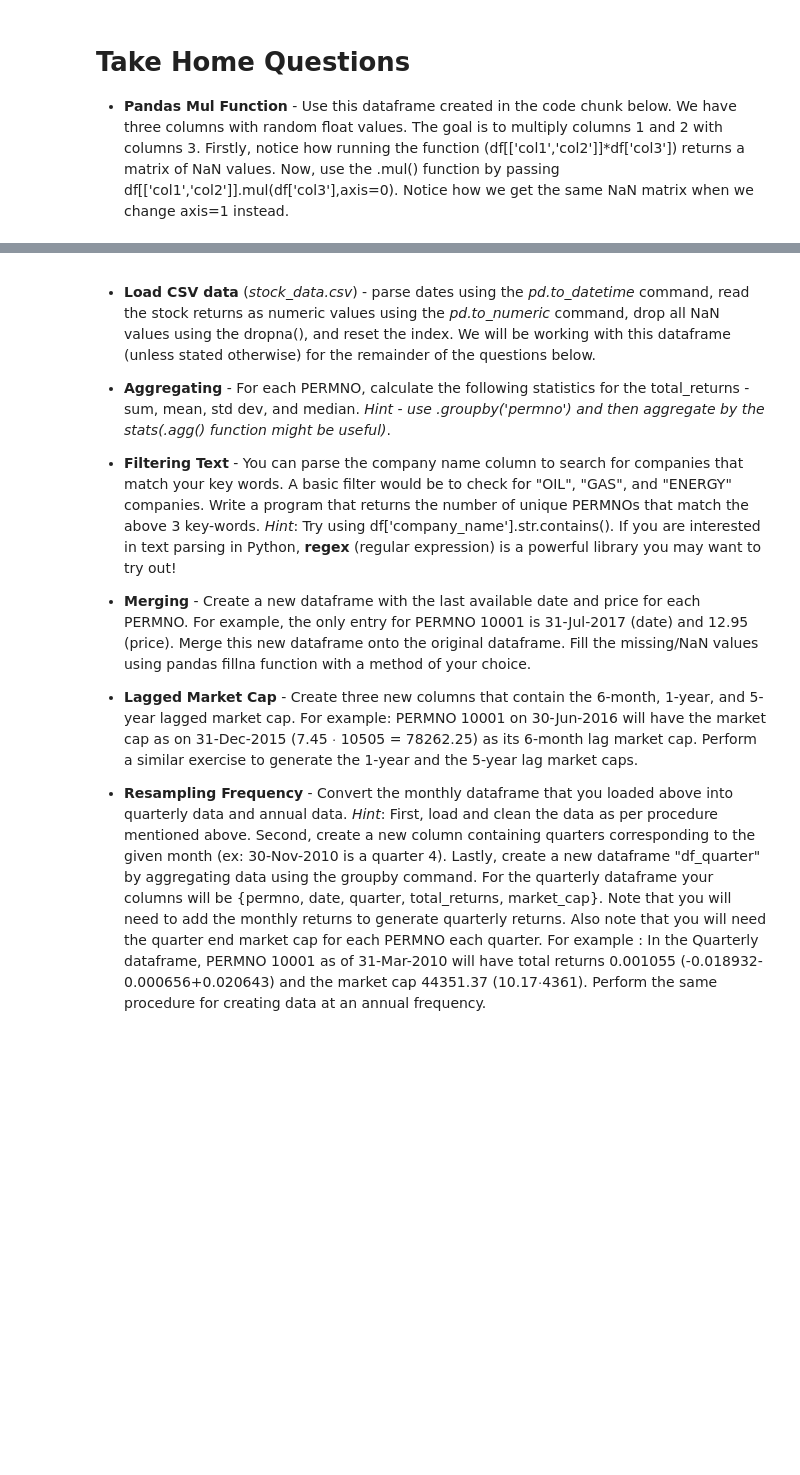
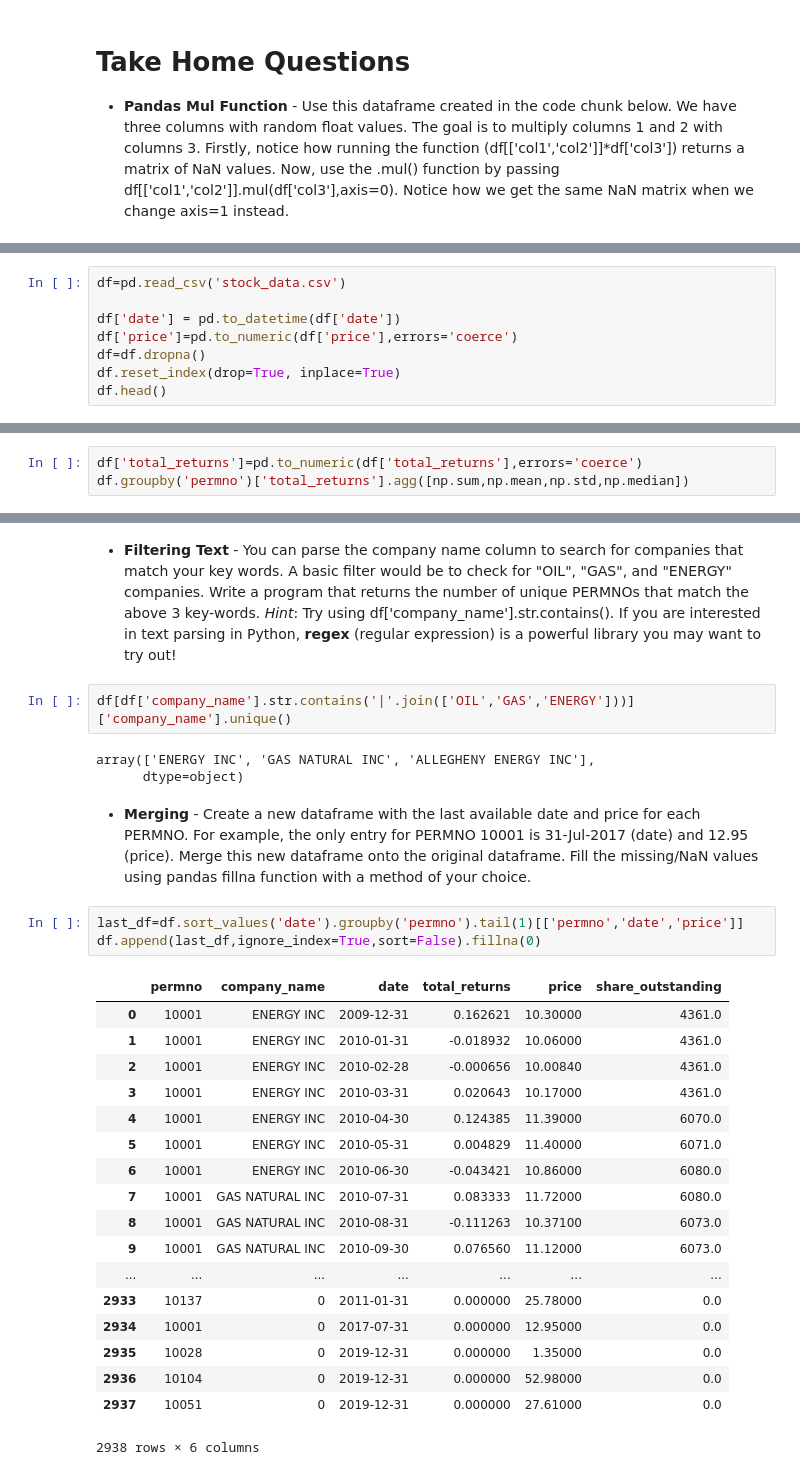
Before and after one commit to xiangshang4/RMD, a Jupyter notebook: Module2.ipynb, the cells around one changed output, grey strips where cells are left out. Drawn from its saved outputs; the diff is of its cells as text; blank space fills up the shorter version.

```diff
--- a/Module2.ipynb
+++ b/Module2.ipynb
@@ -339,0 +371,8 @@ df
+# %%
+df=pd.read_csv('stock_data.csv')
+
+df['date'] = pd.to_datetime(df['date'])
+df['price']=pd.to_numeric(df['price'],errors='coerce')
+df=df.dropna()
+df.reset_index(drop=True, inplace=True)
+df.head()
@@ -339,0 +388,3 @@ df
+# %%
+df['total_returns']=pd.to_numeric(df['total_returns'],errors='coerce')
+df.groupby('permno')['total_returns'].agg([np.sum,np.mean,np.std,np.median])
@@ -340,12 +410,31 @@ df
 # %% [markdown]
-- **Load CSV data** (*stock_data.csv*) - parse dates using the *pd.to_datetime* command, read the stock returns as numeric values using the *pd.to_numeric* command, drop all NaN values using the dropna(), and reset the index. We will be working with this dataframe (unless stated otherwise) for the remainder of the questions below.
-
-- **Aggregating** - For each PERMNO, calculate the following statistics for the total_returns - sum, mean, std dev, and median. *Hint - use .groupby('permno') and then aggregate by the stats(.agg() function might be useful)*.
-
 - **Filtering Text** - You can parse the company name column to search for companies that match your key words. A basic filter would be to check for "OIL", "GAS", and "ENERGY" companies. Write a program that returns the number of unique PERMNOs that match the above 3 key-words. *Hint*: Try using df['company_name'].str.contains(). If you are interested in text parsing in Python, **regex** (regular expression) is a powerful library you may want to try out!
-
-- **Merging** - Create a new dataframe with the last available date and price for each PERMNO. For example, the only entry for PERMNO 10001 is 31-Jul-2017 (date) and 12.95 (price). Merge this new dataframe onto the original dataframe. Fill the missing/NaN values using pandas fillna function with a method of your choice.
-
-- **Lagged Market Cap** - Create three new columns that contain the 6-month, 1-year, and 5-year lagged market cap. For example: PERMNO 10001 on 30-Jun-2016 will have the market cap as on 31-Dec-2015 (7.45 $\cdot$ 10505 = 78262.25) as its 6-month lag market cap. Perform a similar exercise to generate the 1-year and the 5-year lag market caps.
-
-- **Resampling Frequency** - Convert the monthly dataframe that you loaded above into quarterly data and annual data. *Hint*: First, load and clean the data as per procedure mentioned above. Second, create a new column containing quarters corresponding to the given month (ex: 30-Nov-2010 is a quarter 4). Lastly, create a new dataframe "df_quarter" by aggregating data using the groupby command. For the quarterly dataframe your columns will be {permno, date, quarter, total_returns, market_cap}. Note that you will need to add the monthly returns to generate quarterly returns. Also note that you will need the quarter end market cap for each PERMNO each quarter. For example : In the Quarterly dataframe, PERMNO 10001 as of 31-Mar-2010 will have total returns 0.001055 (-0.018932-0.000656+0.020643) and the market cap 44351.37 (10.17$\cdot$4361). Perform the same procedure for creating data at an annual frequency.
+# %%
+df[df['company_name'].str.contains('|'.join(['OIL','GAS','ENERGY']))]['company_name'].unique()
+# %% [output]
+array(['ENERGY INC', 'GAS NATURAL INC', 'ALLEGHENY ENERGY INC'],
+      dtype=object)
+# %% [markdown]
+- **Merging** - Create a new dataframe with the last available date and price for each PERMNO. For example, the only entry for PERMNO 10001 is 31-Jul-2017 (date) and 12.95 (price). Merge this new dataframe onto the original dataframe. Fill the missing/NaN values using pandas fillna function with a method of your choice.
+# %%
+last_df=df.sort_values('date').groupby('permno').tail(1)[['permno','date','price']]
+df.append(last_df,ignore_index=True,sort=False).fillna(0)
+# %% [output]
+|  | permno | company_name | date | total_returns | price | share_outstanding |
+| 0 | 10001 | ENERGY INC | 2009-12-31 | 0.162621 | 10.30000 | 4361.0 |
+| 1 | 10001 | ENERGY INC | 2010-01-31 | -0.018932 | 10.06000 | 4361.0 |
+| 2 | 10001 | ENERGY INC | 2010-02-28 | -0.000656 | 10.00840 | 4361.0 |
+| 3 | 10001 | ENERGY INC | 2010-03-31 | 0.020643 | 10.17000 | 4361.0 |
+| 4 | 10001 | ENERGY INC | 2010-04-30 | 0.124385 | 11.39000 | 6070.0 |
+| 5 | 10001 | ENERGY INC | 2010-05-31 | 0.004829 | 11.40000 | 6071.0 |
+| 6 | 10001 | ENERGY INC | 2010-06-30 | -0.043421 | 10.86000 | 6080.0 |
+| 7 | 10001 | GAS NATURAL INC | 2010-07-31 | 0.083333 | 11.72000 | 6080.0 |
+| 8 | 10001 | GAS NATURAL INC | 2010-08-31 | -0.111263 | 10.37100 | 6073.0 |
+| 9 | 10001 | GAS NATURAL INC | 2010-09-30 | 0.076560 | 11.12000 | 6073.0 |
+| ... | ... | ... | ... | ... | ... | ... |
+| 2933 | 10137 | 0 | 2011-01-31 | 0.000000 | 25.78000 | 0.0 |
+| 2934 | 10001 | 0 | 2017-07-31 | 0.000000 | 12.95000 | 0.0 |
+| 2935 | 10028 | 0 | 2019-12-31 | 0.000000 | 1.35000 | 0.0 |
+| 2936 | 10104 | 0 | 2019-12-31 | 0.000000 | 52.98000 | 0.0 |
+| 2937 | 10051 | 0 | 2019-12-31 | 0.000000 | 27.61000 | 0.0 |
+2938 rows × 6 columns
```
Also changed, not shown: parts of 9 cells of this notebook.
